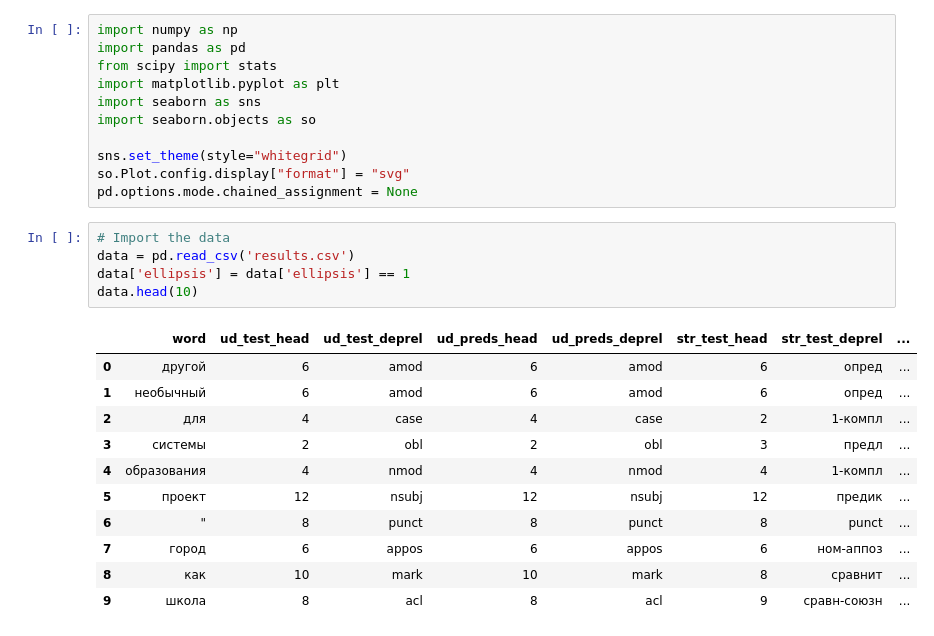
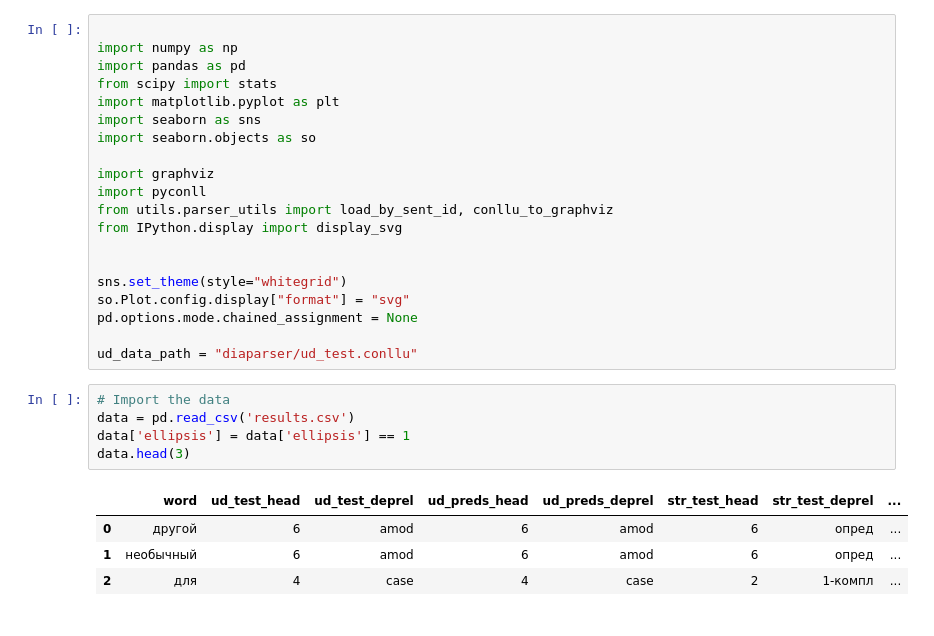
Before and after one commit to Danitim/SynTagRus-UD-Comparison, a Jupyter notebook: analysis.ipynb, the cells around one changed output. Drawn from its saved outputs; the diff is of its cells as text.

```diff
--- a/analysis.ipynb
+++ b/analysis.ipynb
@@ -1,4 +1,5 @@
 # %%
+
 import numpy as np
 import pandas as pd
 from scipy import stats
@@ -6,23 +7,24 @@ import matplotlib.pyplot as plt
 import seaborn as sns
 import seaborn.objects as so
 
+import graphviz
+import pyconll
+from utils.parser_utils import load_by_sent_id, conllu_to_graphviz
+from IPython.display import display_svg
+
+
 sns.set_theme(style="whitegrid")
 so.Plot.config.display["format"] = "svg"
 pd.options.mode.chained_assignment = None
+
+ud_data_path = "diaparser/ud_test.conllu"
 # %%
 # Import the data
 data = pd.read_csv('results.csv')
 data['ellipsis'] = data['ellipsis'] == 1
-data.head(10)
+data.head(3)
 # %% [output]
 |  | word | ud_test_head | ud_test_deprel | ud_preds_head | ud_preds_deprel | str_test_head | str_test_deprel | ... |
 | 0 | другой | 6 | amod | 6 | amod | 6 | опред | ... |
 | 1 | необычный | 6 | amod | 6 | amod | 6 | опред | ... |
 | 2 | для | 4 | case | 4 | case | 2 | 1-компл | ... |
-| 3 | системы | 2 | obl | 2 | obl | 3 | предл | ... |
-| 4 | образования | 4 | nmod | 4 | nmod | 4 | 1-компл | ... |
-| 5 | проект | 12 | nsubj | 12 | nsubj | 12 | предик | ... |
-| 6 | " | 8 | punct | 8 | punct | 8 | punct | ... |
-| 7 | город | 6 | appos | 6 | appos | 6 | ном-аппоз | ... |
-| 8 | как | 10 | mark | 10 | mark | 8 | сравнит | ... |
-| 9 | школа | 8 | acl | 8 | acl | 9 | сравн-союзн | ... |
```
Also changed, not shown: parts of 16 cells of this notebook, 6 other files.
